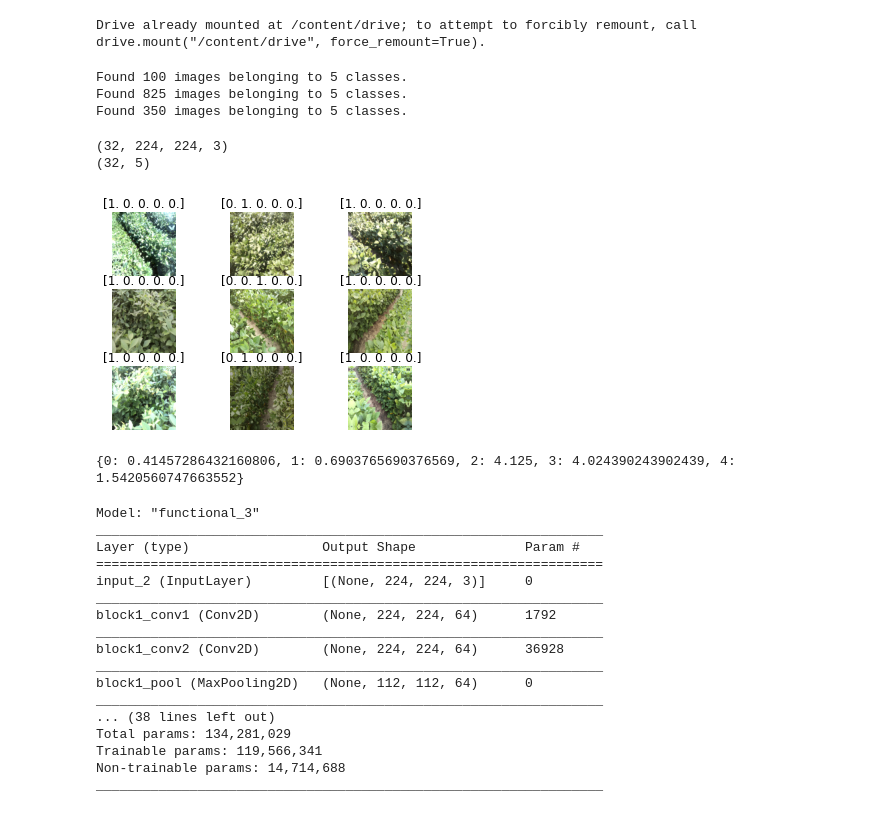
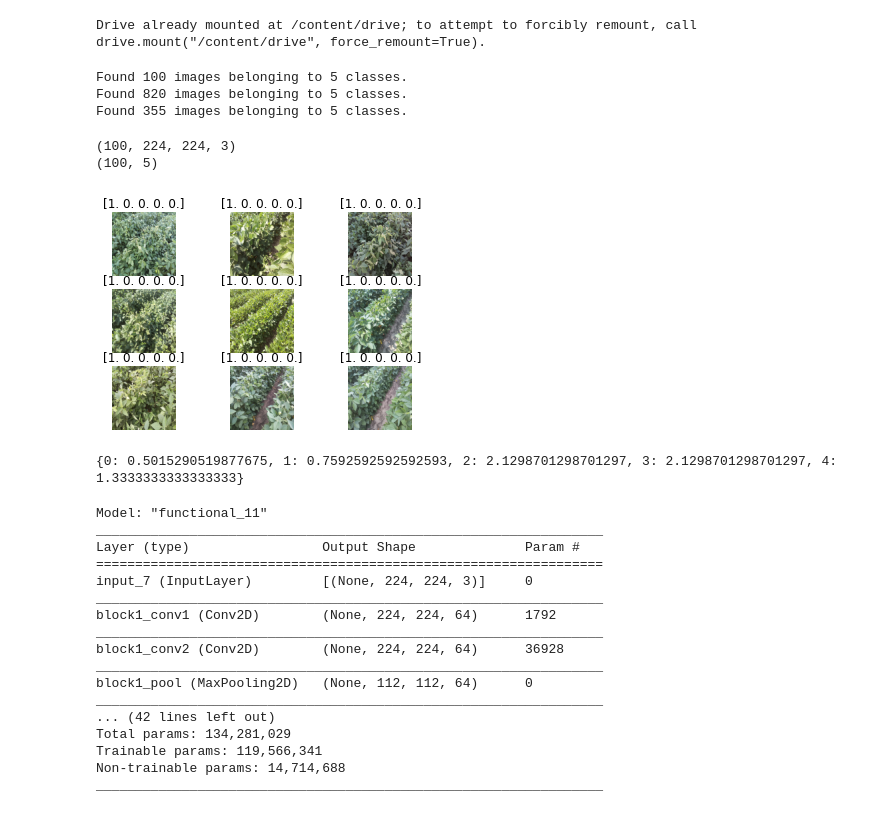
Before and after one commit to danmenloz/LeafWilting, a Jupyter notebook: DanielCNN.ipynb, the cells around one changed output. Cells and saved outputs as stored; diff of their text form; code cells hidden in the pictures.

Commit message:
VGG16 accuracy 0.71 and fixed input scaling problem.

```diff
--- a/DanielCNN.ipynb
+++ b/DanielCNN.ipynb
@@ -142,53 +142,54 @@ test_datagen = ImageDataGenerator(rescale=1./255)
 # datagen
 
 base_path = "drive/My Drive/ECE_542-Project_1/"
-datasets_paths = [ os.path.join(base_path,'data/test/'),
-                   os.path.join(base_path,'data/train/'),
-                   os.path.join(base_path,'data/validation/') ]
+datasets_paths = [ os.path.join(base_path,'data_v1/test/'),
+                   os.path.join(base_path,'data_v1/train/'),
+                   os.path.join(base_path,'data_v1/validation/'),
+                   os.path.join(base_path,'data_v1/prediction/') ]
 
-img_size = (224,224)
-b_size = 32
+img_size = (224,224) #(240,320)
+b_size = 32 #16
 
 # # load and iterate test dataset
-test_it = test_datagen.flow_from_directory(datasets_paths[0],  batch_size=100, target_size=img_size)
+test_it = test_datagen.flow_from_directory(datasets_paths[0],  batch_size=100, target_size=img_size, shuffle=False)
 # load and iterate training dataset
 train_it = datagen.flow_from_directory(datasets_paths[1], batch_size=b_size, target_size=img_size)
 # load and iterate validation dataset
 val_it = datagen.flow_from_directory(datasets_paths[2],  batch_size=b_size, target_size=img_size)
 # %% [output]
 Found 100 images belonging to 5 classes.
-Found 825 images belonging to 5 classes.
-Found 350 images belonging to 5 classes.
+Found 820 images belonging to 5 classes.
+Found 355 images belonging to 5 classes.
 # %%
 # Plot images from dataset
-gen_imgs, gen_lbls = next(train_it)
+gen_imgs, gen_lbls = next(test_it)
 print(gen_imgs.shape)
 print(gen_lbls.shape)
 
 # Plot 9 images
 NUM_IMG = 9
 for i, (image, label) in enumerate(zip(gen_imgs,gen_lbls)):
   ax = plt.subplot(3, 3, i + 1)
   plt.imshow(image)
   plt.title(str(label))
   plt.axis("off")
   if i >= NUM_IMG-1:
     break
 # %% [output]
-(32, 224, 224, 3)
-(32, 5)
+(100, 224, 224, 3)
+(100, 5)
-[figure, old version]
+[figure, new version]
 # %%
 # Class weights
 # See Dataset.ipybn for details of calculation
-c_weights = {0: 0.41457286432160806,
-             1: 0.6903765690376569,
-             2: 4.125,
-             3: 4.024390243902439,
-             4: 1.5420560747663552}
+c_weights = {0: 0.5015290519877675,
+             1: 0.7592592592592593,
+             2: 2.1298701298701297,
+             3: 2.1298701298701297,
+             4: 1.3333333333333333}
 print(c_weights)
 # %% [output]
-{0: 0.41457286432160806, 1: 0.6903765690376569, 2: 4.125, 3: 4.024390243902439, 4: 1.5420560747663552}
+{0: 0.5015290519877675, 1: 0.7592592592592593, 2: 2.1298701298701297, 3: 2.1298701298701297, 4: 1.3333333333333333}
 # %%
 # Transfer learning
 
@@ -199,16 +200,22 @@ from keras.applications.vgg16 import VGG16
 vgg = VGG16(input_shape=(img_size[0], img_size[1], 3), include_top=True) # True=include FC layers
 
 # Freeze model
+# vgg.trainable = False
 for layer in (vgg.layers)[:19]: # Freeze all convolutional layers
     # print(layer)
     layer.trainable = False
 
 # Replace vgg output layer
-x= vgg.layers[-2].output
-prediction = Dense(5, activation="softmax")(x) # 5 classes
+x = vgg.layers[-5].output
+# prediction = Dense(5, activation="softmax")(x) # 5 classes
 
 # x = Flatten()(vgg.output)
-# prediction = Dense(5, activation='softmax')(x) # 5 classes
+x = Flatten()(x)
+x = Dense(4096)(x)
+x = Dropout(0.2)(x)
+x = Dense(4096)(x)
+x = Dropout(0.2)(x)
+prediction = Dense(5, activation='softmax')(x) # 5 classes
 
 # Creating instance
 model = Model(inputs = vgg.input, outputs = prediction)
@@ -220,11 +227,11 @@ model.compile(loss='categorical_crossentropy',
 # summarize the model
 model.summary()
 # %% [output]
-Model: "functional_3"
+Model: "functional_11"
 _________________________________________________________________
 Layer (type)                 Output Shape              Param #
 =================================================================
-input_2 (InputLayer)         [(None, 224, 224, 3)]     0
+input_7 (InputLayer)         [(None, 224, 224, 3)]     0
 _________________________________________________________________
 block1_conv1 (Conv2D)        (None, 224, 224, 64)      1792
 _________________________________________________________________
@@ -232,7 +239,7 @@ block1_conv2 (Conv2D)        (None, 224, 224, 64)      36928
 _________________________________________________________________
 block1_pool (MaxPooling2D)   (None, 112, 112, 64)      0
 _________________________________________________________________
-... (38 lines left out)
+... (42 lines left out)
 Total params: 134,281,029
 Trainable params: 119,566,341
 Non-trainable params: 14,714,688
```
Also changed, not shown: parts of 9 cells of this notebook.
